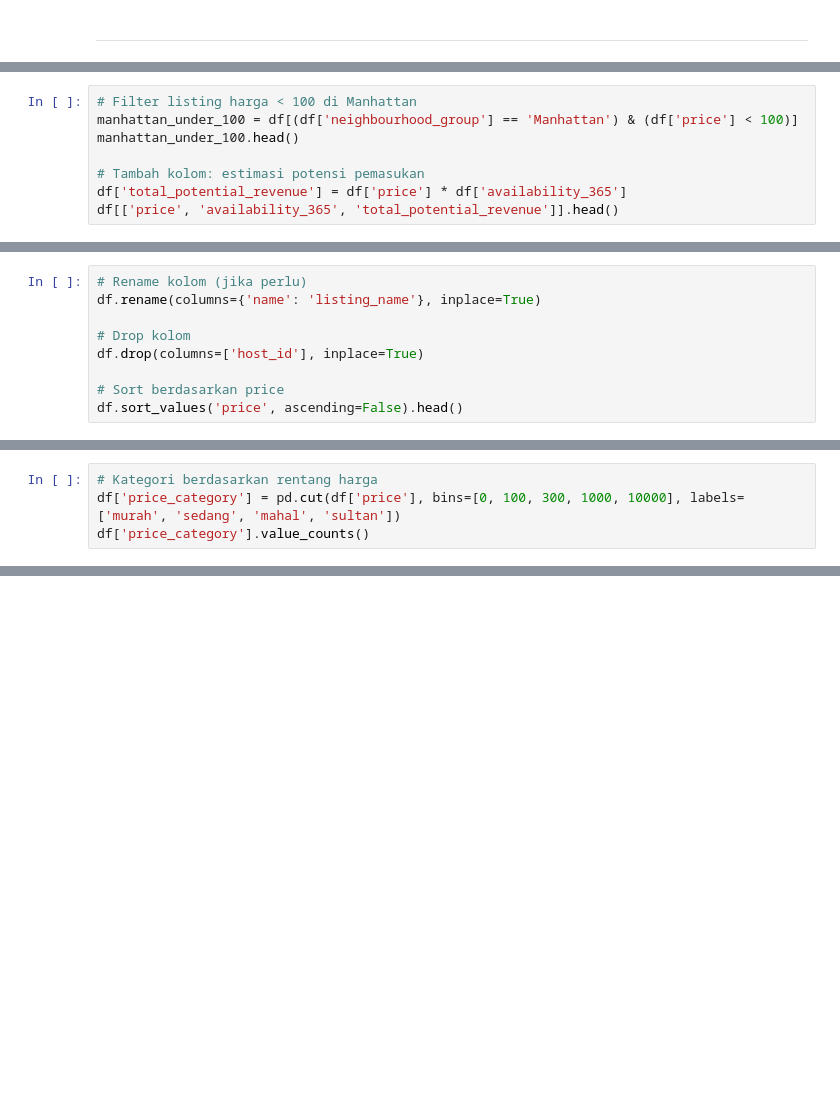
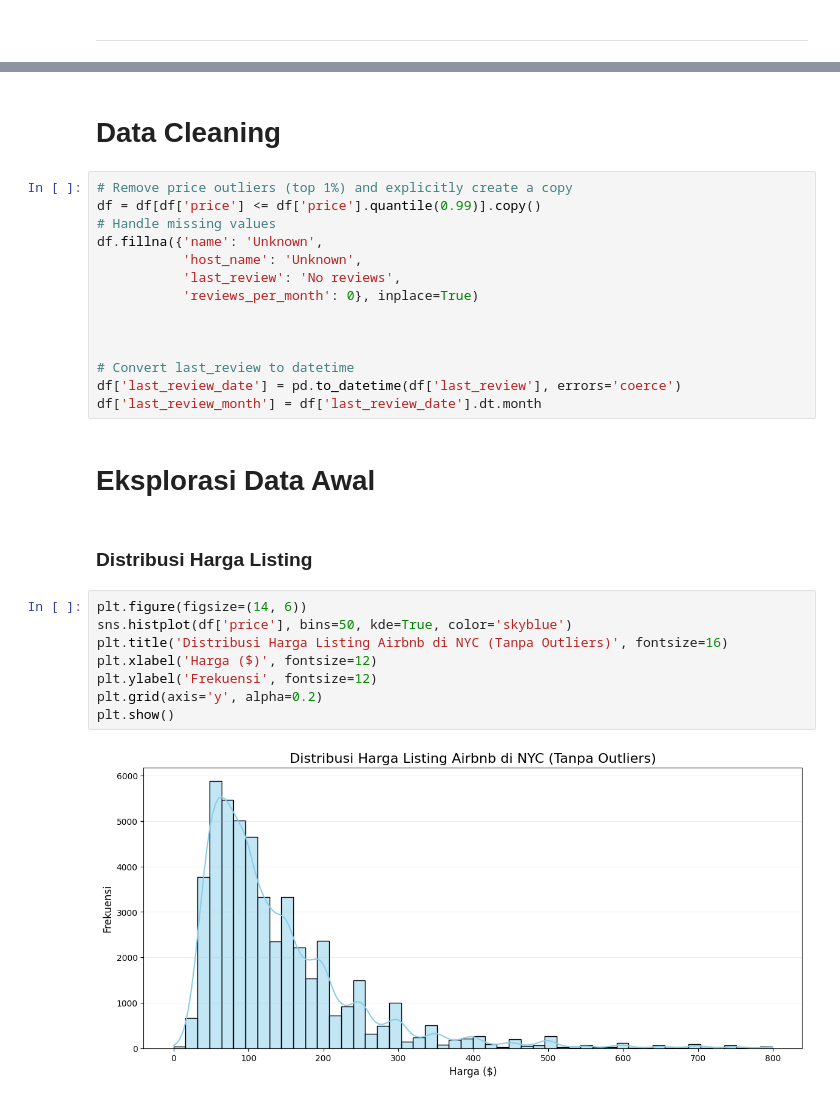
Before and after one commit to yoradzasky/2025-AI-TI1B, a Jupyter notebook: UTS_AI.ipynb, the cells around one changed output, grey strips where cells are left out. Cells and saved outputs as stored; diff of their text form; blank space fills up the shorter version.

```diff
--- a/UTS_AI.ipynb
+++ b/UTS_AI.ipynb
@@ -167,8 +40,0 @@ memory usage: 6.0+ MB
-# %%
-# Filter listing harga < 100 di Manhattan
-manhattan_under_100 = df[(df['neighbourhood_group'] == 'Manhattan') & (df['price'] < 100)]
-manhattan_under_100.head()
-
-# Tambah kolom: estimasi potensi pemasukan
-df['total_potential_revenue'] = df['price'] * df['availability_365']
-df[['price', 'availability_365', 'total_potential_revenue']].head()
@@ -211,9 +40,0 @@ df['price'].plot(kind='hist', bins=30, title='Distribusi Harga', figsize=(8,5))
-# %%
-# Rename kolom (jika perlu)
-df.rename(columns={'name': 'listing_name'}, inplace=True)
-
-# Drop kolom
-df.drop(columns=['host_id'], inplace=True)
-
-# Sort berdasarkan price
-df.sort_values('price', ascending=False).head()
@@ -347,4 +40,0 @@ dtype: int64
-# %%
-# Kategori berdasarkan rentang harga
-df['price_category'] = pd.cut(df['price'], bins=[0, 100, 300, 1000, 10000], labels=['murah', 'sedang', 'mahal', 'sultan'])
-df['price_category'].value_counts()
@@ -358,0 +74,30 @@ dtype: int64
+# %% [markdown]
+# Data Cleaning
+# %%
+# Remove price outliers (top 1%) and explicitly create a copy
+df = df[df['price'] <= df['price'].quantile(0.99)].copy()
+# Handle missing values
+df.fillna({'name': 'Unknown',
+           'host_name': 'Unknown',
+           'last_review': 'No reviews',
+           'reviews_per_month': 0}, inplace=True)
+
+
+
+# Convert last_review to datetime
+df['last_review_date'] = pd.to_datetime(df['last_review'], errors='coerce')
+df['last_review_month'] = df['last_review_date'].dt.month
+# %% [markdown]
+# Eksplorasi Data Awal
+# %% [markdown]
+###  Distribusi Harga Listing
+# %%
+plt.figure(figsize=(14, 6))
+sns.histplot(df['price'], bins=50, kde=True, color='skyblue')
+plt.title('Distribusi Harga Listing Airbnb di NYC (Tanpa Outliers)', fontsize=16)
+plt.xlabel('Harga ($)', fontsize=12)
+plt.ylabel('Frekuensi', fontsize=12)
+plt.grid(axis='y', alpha=0.2)
+plt.show()
+# %% [output]
+[figure, added]
```
Also changed, not shown: parts of 66 cells of this notebook.
